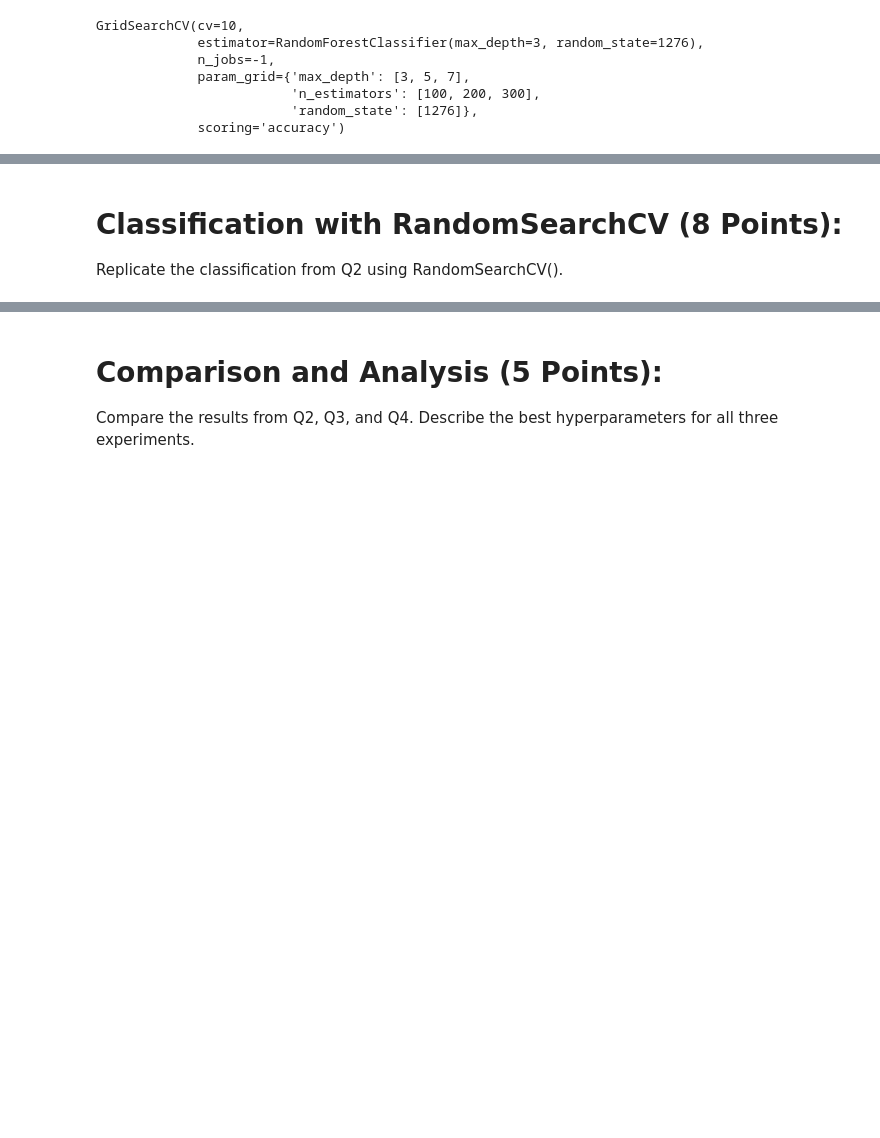
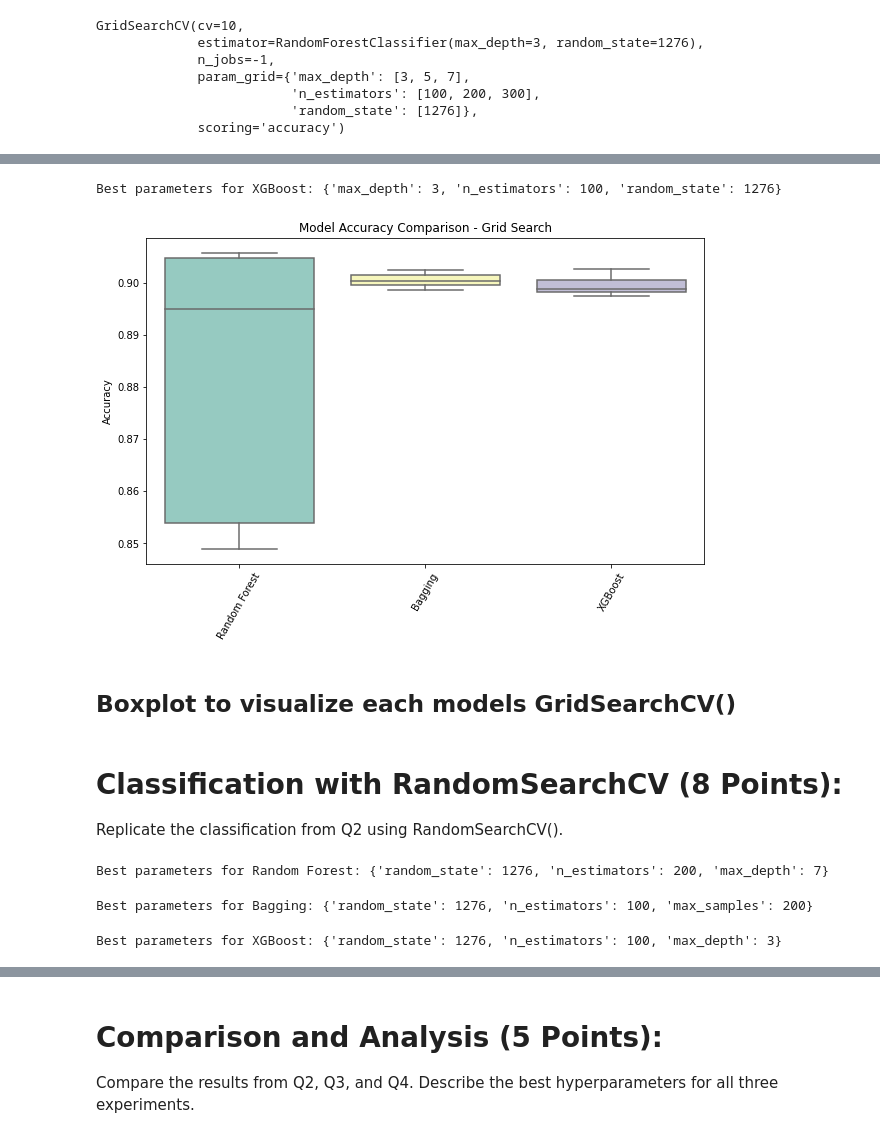
Before and after one commit to lecarpen23/DSAN_6700_Assignment_3_Actual, a Jupyter notebook: assignment_03_copy.ipynb, the cells around one changed output, grey strips where cells are left out. Saved outputs shown, nothing was run; the diff lists cells and outputs as text; code cells hidden in the pictures; blank space fills up the shorter version.

```diff
--- a/assignment_03_copy.ipynb
+++ b/assignment_03_copy.ipynb
@@ -233,0 +239,8 @@ GridSearchCV(cv=10,
+# %%
+params = {'n_estimators': [100, 200, 300],
+            'max_samples': [100, 200, 300],
+            'random_state': [1276]
+            }
+bc_grid = GridSearchCV(bc, params, cv=k, scoring='accuracy', n_jobs=-1)
+
+bc_grid.fit(X_train, y_train)
@@ -233,0 +260,7 @@ GridSearchCV(cv=10,
+# %%
+params = {'n_estimators': [100, 200, 300],
+            'max_depth': [3, 5, 7],
+            'random_state': [1276]
+            }
+xgb_grid = GridSearchCV(xgb, params, cv=k, scoring='accuracy', n_jobs=-1)
+xgb_grid.fit(X_train, y_train)
@@ -234,3 +285,24 @@ GridSearchCV(cv=10,
+# %%
+print(f"Best parameters for XGBoost: {xgb_grid.best_params_}")
+# %% [output]
+Best parameters for XGBoost: {'max_depth': 3, 'n_estimators': 100, 'random_state': 1276}
+# %%
+rfc_results = rfc_grid.cv_results_['mean_test_score']
+bc_results = bc_grid.cv_results_['mean_test_score']
+xgb_results = xgb_grid.cv_results_['mean_test_score']
+
+all = [rfc_results, bc_results, xgb_results]
+
+fig, ax = plt.subplots(figsize=(10, 6))
+sns.boxplot(data=all, palette='Set3')
+ax.set_xticklabels(my_labels, rotation=60)
+ax.set_title('Model Accuracy Comparison - Grid Search')
+ax.set_ylabel('Accuracy')
+plt.show()
+# %% [output]
+[figure, added]
+# %% [markdown]
+## Boxplot to visualize each models GridSearchCV()
 # %% [markdown]
 # Classification with RandomSearchCV (8 Points):
 
@@ -239,0 +312,37 @@ Replicate the classification from Q2 using RandomSearchCV().
+# %%
+# Add code here
+params = {'n_estimators': [100, 200, 300],
+            'max_depth': [3, 5, 7],
+            'random_state': [1276]
+            }
+
+rfc_random = RandomizedSearchCV(rfc, params, cv=k, scoring='accuracy', n_jobs=-1)
+rfc_random.fit(X_train, y_train)
+
+print(f"Best parameters for Random Forest: {rfc_random.best_params_}")
+# %% [output]
+Best parameters for Random Forest: {'random_state': 1276, 'n_estimators': 200, 'max_depth': 7}
+# %%
+params = {'n_estimators': [100, 200, 300],
+            'max_samples': [100, 200, 300],
+            'random_state': [1276]
+            }
+
+bc_random = RandomizedSearchCV(bc, params, cv=k, scoring='accuracy', n_jobs=-1)
+bc_random.fit(X_train, y_train)
+
+print(f"Best parameters for Bagging: {bc_random.best_params_}")
+# %% [output]
+Best parameters for Bagging: {'random_state': 1276, 'n_estimators': 100, 'max_samples': 200}
+# %%
+params = {'n_estimators': [100, 200, 300],
+            'max_depth': [3, 5, 7],
+            'random_state': [1276]
+            }
+
+xgb_random = RandomizedSearchCV(xgb, params, cv=k, scoring='accuracy', n_jobs=-1)
+xgb_random.fit(X_train, y_train)
+
+print(f"Best parameters for XGBoost: {xgb_random.best_params_}")
+# %% [output]
+Best parameters for XGBoost: {'random_state': 1276, 'n_estimators': 100, 'max_depth': 3}
```
Also changed, not shown: parts of 12 cells of this notebook.
